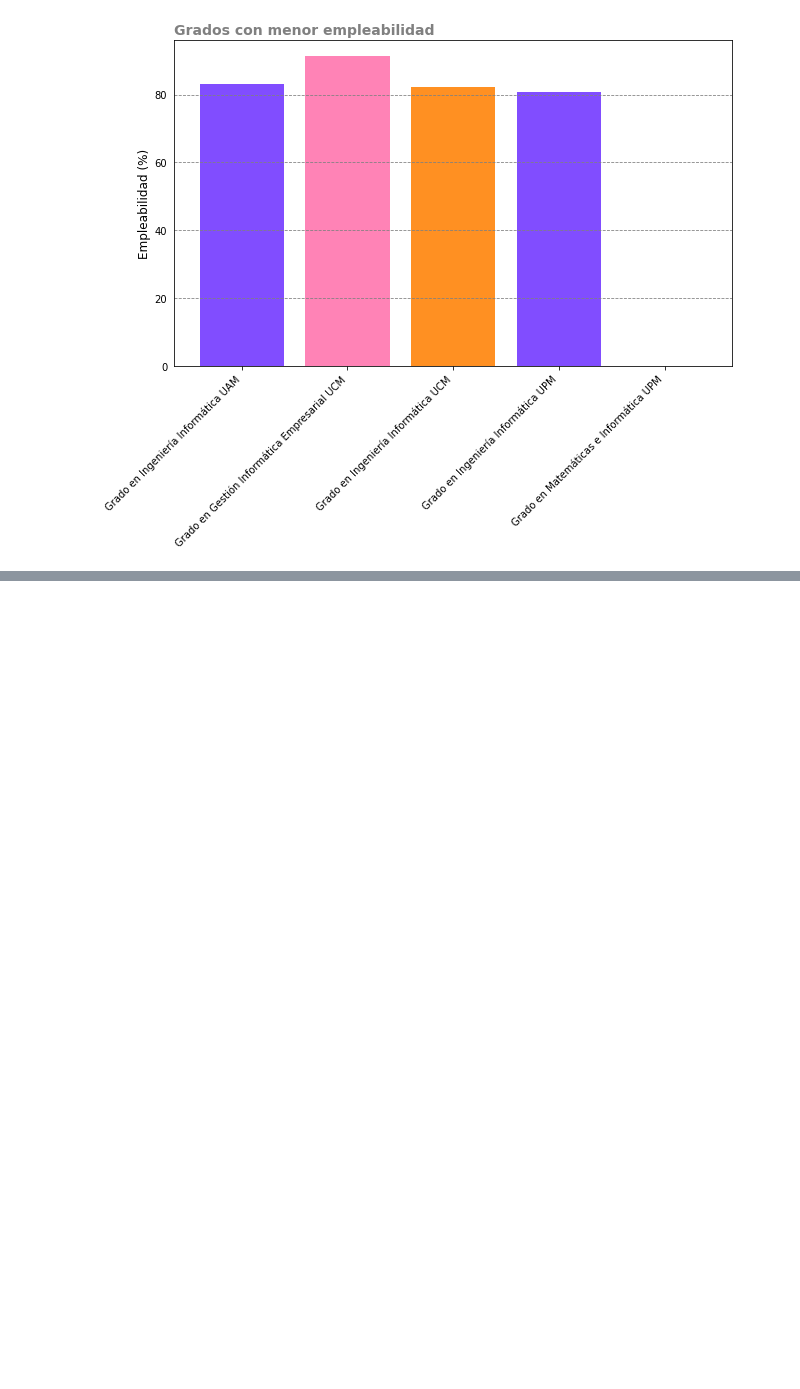
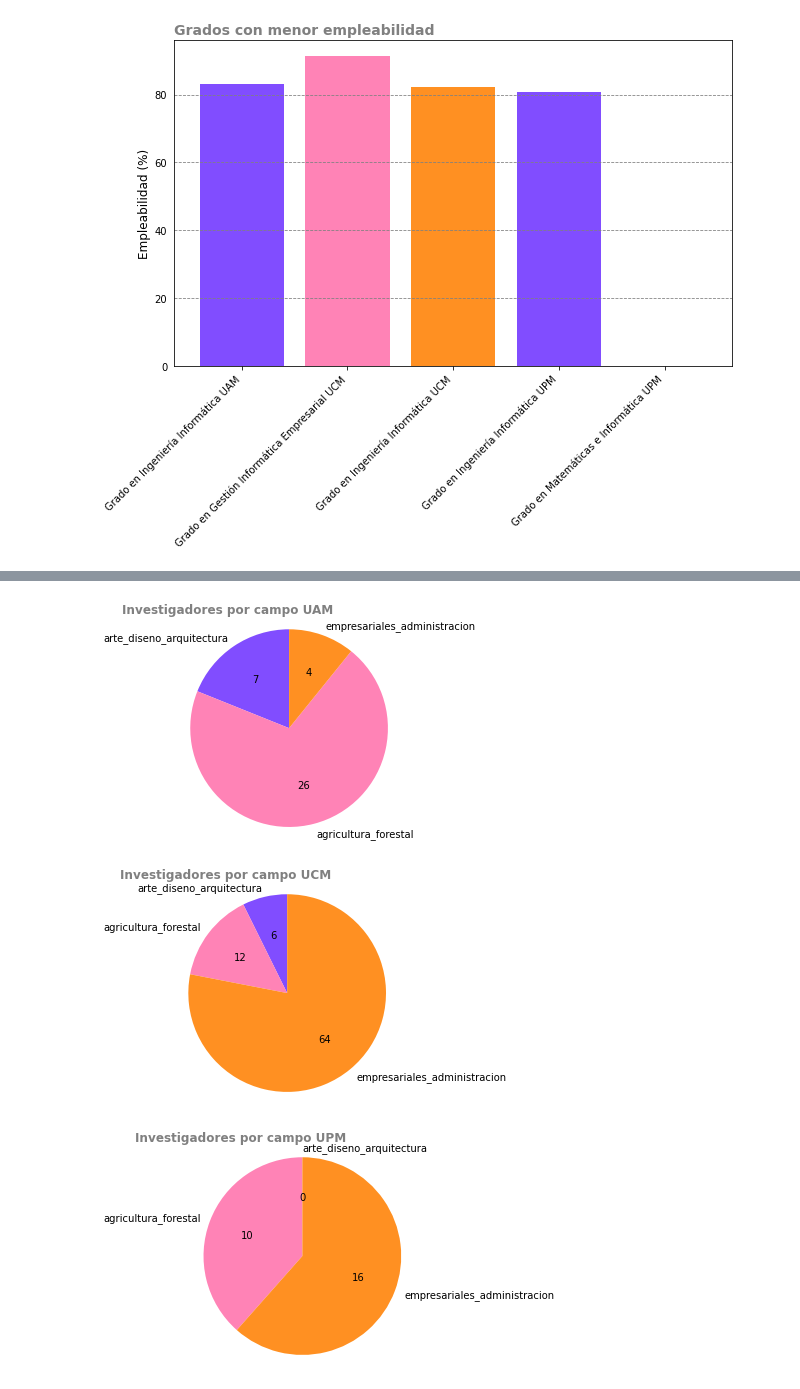
Before and after one commit to Dacarpe03/SIC_Big_Data_CDC, a Jupyter notebook: Scripts/GráficasFinales.ipynb, the cells around one changed output, grey strips where cells are left out. Saved outputs shown, nothing was run; the diff lists cells and outputs as text; code cells hidden in the pictures; blank space fills up the shorter version.

```diff
--- a/Scripts/GráficasFinales.ipynb
+++ b/Scripts/GráficasFinales.ipynb
@@ -177,9 +131,0 @@ puntuaciones = [puntuacion1, puntuacion2, puntuacion3]
-# %%
-for sigla, puntuacion in zip(siglas, puntuaciones):
-    categorias = [campos.get(areas[0]), campos.get(areas[1]), campos.get(areas[2])]
-    valores = puntuacion
-    fig, ax = plt.subplots()
-    pie = ax.pie(valores, labels=categorias, autopct='%1.1f%%', startangle=90, colors=paleta)
-    ax.axis('equal')
-    ax.set_title('Investigadores por campo '+sigla, loc = 'left', fontdict={'fontsize':12, 'fontweight':'bold', 'color':'gray'})
-    plt.show()
@@ -189,0 +177,19 @@ for sigla, puntuacion in zip(siglas, puntuaciones):
+# %%
+def autopct_format(values):
+    def my_format(pct):
+        total = sum(values)
+        val = int(round(pct*total/100.0))
+        return '{v:d}'.format(v=val)
+    return my_format
+for sigla, puntuacion in zip(siglas, puntuaciones):
+    categorias = [campos.get(areas[0]), campos.get(areas[1]), campos.get(areas[2])]
+    valores = puntuacion
+    fig, ax = plt.subplots()
+    pie = ax.pie(valores, labels=categorias, autopct=autopct_format(valores), startangle=90, colors=paleta)
+    ax.axis('equal')
+    ax.set_title('Investigadores por campo '+sigla, loc = 'left', fontdict={'fontsize':12, 'fontweight':'bold', 'color':'gray'})
+    plt.show()
+# %% [output]
+[figure, added]
+[figure, added]
+[figure, added]
```
Also changed, not shown: parts of 5 cells of this notebook.
